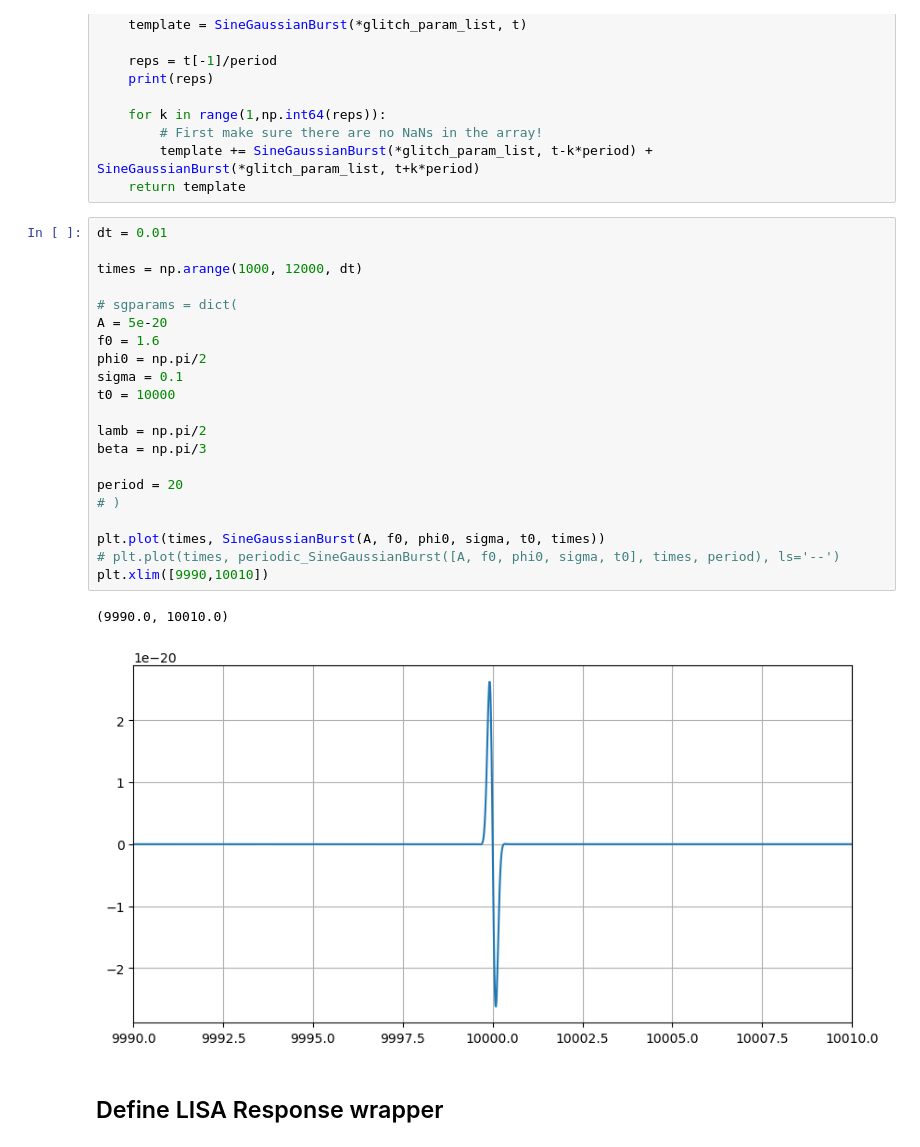
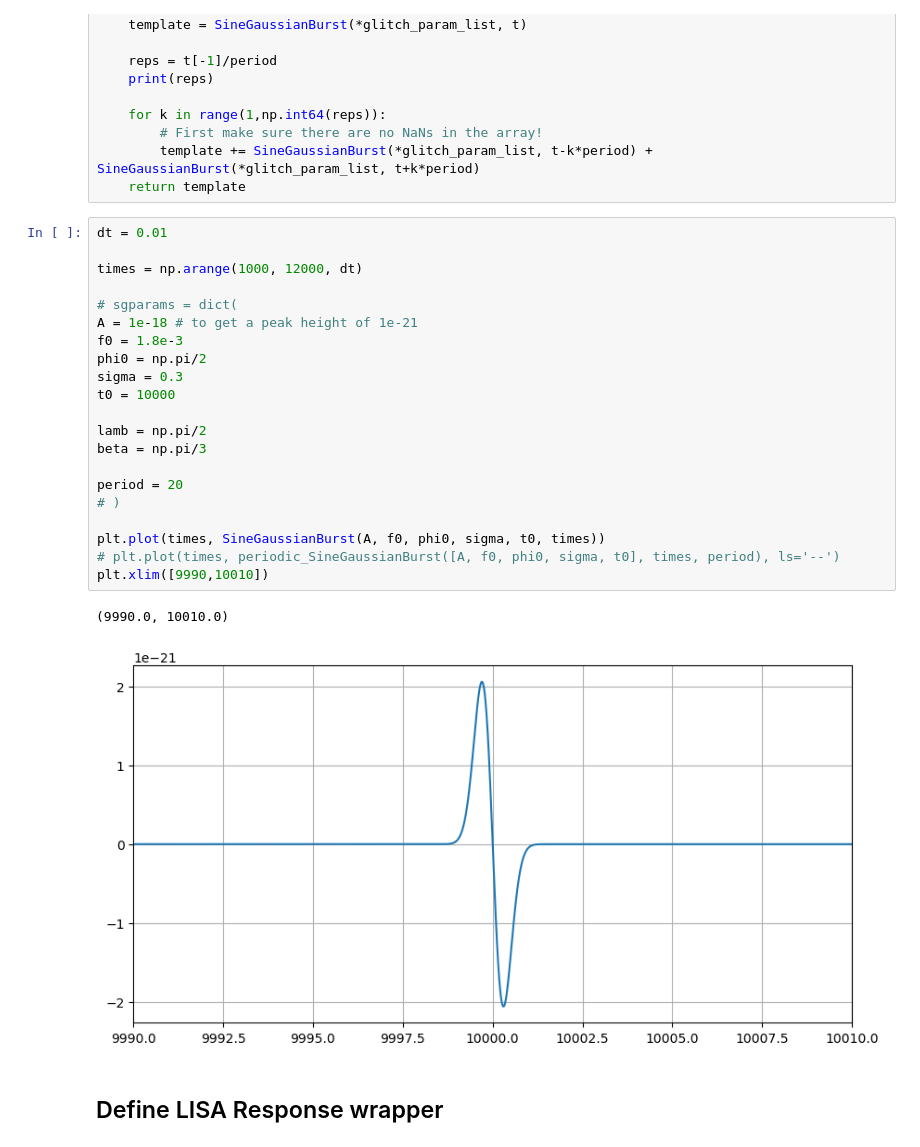
Before and after one commit to eleonoracastelli/lisasprint-burstglitch, a Jupyter notebook: burst-fastlisaresp.ipynb, the cells around one changed output. Cells and saved outputs as stored; diff of their text form.

```diff
--- a/burst-fastlisaresp.ipynb
+++ b/burst-fastlisaresp.ipynb
@@ -74,27 +74,27 @@ def periodic_SineGaussianBurst(glitch_param_list, t, period):
 # %%
 dt = 0.01
 
 times = np.arange(1000, 12000, dt)
 
 # sgparams = dict(
-A = 5e-20
-f0 = 1.6
+A = 1e-18 # to get a peak height of 1e-21
+f0 = 1.8e-3
 phi0 = np.pi/2
-sigma = 0.1
+sigma = 0.3
 t0 = 10000
 
 lamb = np.pi/2
 beta = np.pi/3
 
 period = 20
 # )
 
 plt.plot(times, SineGaussianBurst(A, f0, phi0, sigma, t0, times))
 # plt.plot(times, periodic_SineGaussianBurst([A, f0, phi0, sigma, t0], times, period), ls='--')
 plt.xlim([9990,10010])
 # %% [output]
 (9990.0, 10010.0)
-[figure, old version]
+[figure, new version]
 # %% [markdown]
 ## Define LISA Response wrapper
 # %%
```
Also changed, not shown: parts of 3 cells of this notebook.
